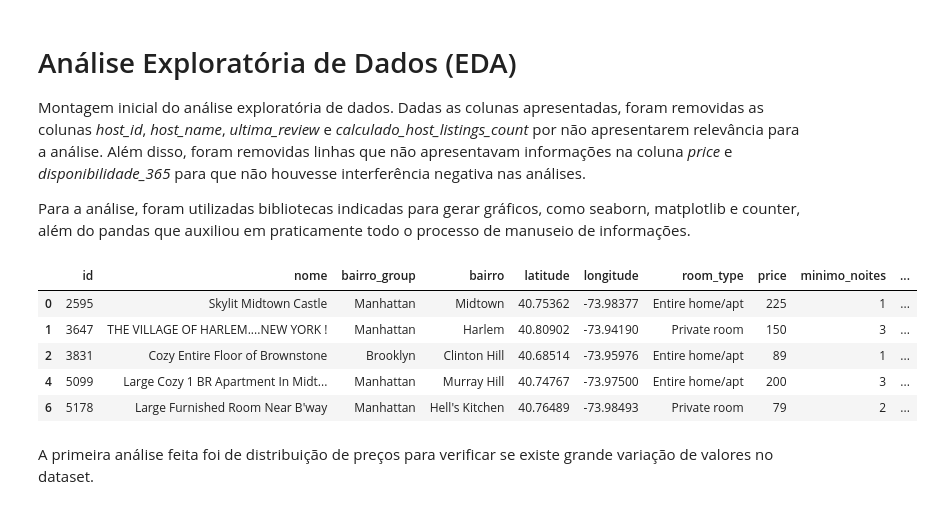
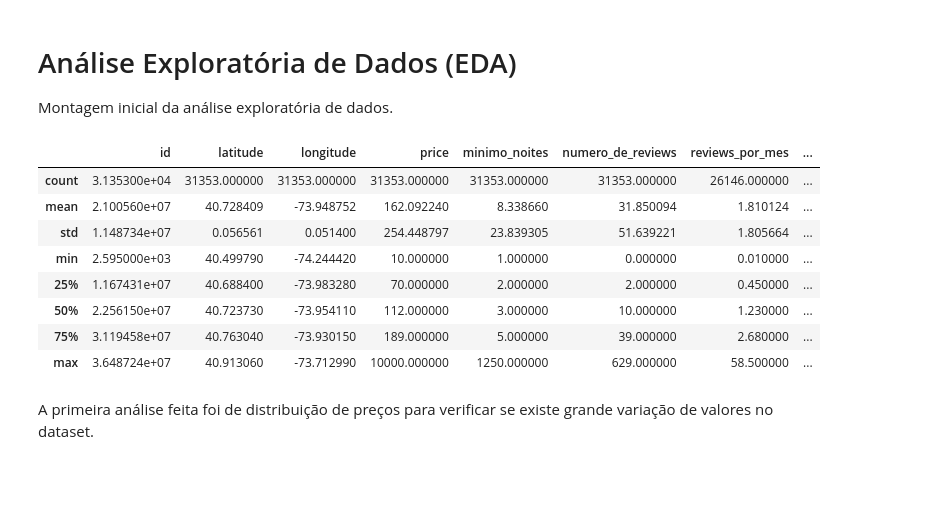
Before and after one commit to naoeoneto/LH_CD_ANTONIONETO, a Jupyter notebook: analytics/LH_CD_ANTONIONETO.ipynb, the cells around one changed output. Saved outputs shown, nothing was run; the diff lists cells and outputs as text; code cells hidden in the pictures; blank space fills up the shorter version.

```diff
--- a/analytics/LH_CD_ANTONIONETO.ipynb
+++ b/analytics/LH_CD_ANTONIONETO.ipynb
@@ -1,24 +1,25 @@
-# %% [markdown]
-# Análise Exploratória de Dados (EDA)
-Montagem inicial do análise exploratória de dados. Dadas as colunas apresentadas, foram removidas as colunas *host_id*, *host_name*, *ultima_review* e *calculado_host_listings_count* por não apresentarem relevância para a análise. Além disso, foram removidas linhas que não apresentavam informações na coluna *price* e *disponibilidade_365* para que não houvesse interferência negativa nas análises.
-
-Para a análise, foram utilizadas bibliotecas indicadas para gerar gráficos, como seaborn, matplotlib e counter, além do pandas que auxiliou em praticamente todo o processo de manuseio de informações.
+# %% [markdown]
+# Análise Exploratória de Dados (EDA)
+Montagem inicial da análise exploratória de dados.
 # %%
 import pandas as pd
 
-file_path = '/content/drive/MyDrive/Indicium_2025/teste_indicium_precificacao.csv'
+file_path = 'data/teste_indicium_precificacao.csv'
 df = pd.read_csv(file_path)
 df = df[df['price'] > 0]
 df = df[df['disponibilidade_365'] > 0]
 df = df.drop(['host_id', 'host_name', 'ultima_review', 'calculado_host_listings_count'], axis=1)
-df.head()
+df.describe()
 # %% [output]
-|  | id | nome | bairro_group | bairro | latitude | longitude | room_type | price | minimo_noites | ... |
-| 0 | 2595 | Skylit Midtown Castle | Manhattan | Midtown | 40.75362 | -73.98377 | Entire home/apt | 225 | 1 | ... |
-| 1 | 3647 | THE VILLAGE OF HARLEM....NEW YORK ! | Manhattan | Harlem | 40.80902 | -73.94190 | Private room | 150 | 3 | ... |
-| 2 | 3831 | Cozy Entire Floor of Brownstone | Brooklyn | Clinton Hill | 40.68514 | -73.95976 | Entire home/apt | 89 | 1 | ... |
-| 4 | 5099 | Large Cozy 1 BR Apartment In Midt... | Manhattan | Murray Hill | 40.74767 | -73.97500 | Entire home/apt | 200 | 3 | ... |
-| 6 | 5178 | Large Furnished Room Near B'way | Manhattan | Hell's Kitchen | 40.76489 | -73.98493 | Private room | 79 | 2 | ... |
+|  | id | latitude | longitude | price | minimo_noites | numero_de_reviews | reviews_por_mes | ... |
+| count | 3.135300e+04 | 31353.000000 | 31353.000000 | 31353.000000 | 31353.000000 | 31353.000000 | 26146.000000 | ... |
+| mean | 2.100560e+07 | 40.728409 | -73.948752 | 162.092240 | 8.338660 | 31.850094 | 1.810124 | ... |
+| std | 1.148734e+07 | 0.056561 | 0.051400 | 254.448797 | 23.839305 | 51.639221 | 1.805664 | ... |
+| min | 2.595000e+03 | 40.499790 | -74.244420 | 10.000000 | 1.000000 | 0.000000 | 0.010000 | ... |
+| 25% | 1.167431e+07 | 40.688400 | -73.983280 | 70.000000 | 2.000000 | 2.000000 | 0.450000 | ... |
+| 50% | 2.256150e+07 | 40.723730 | -73.954110 | 112.000000 | 3.000000 | 10.000000 | 1.230000 | ... |
+| 75% | 3.119458e+07 | 40.763040 | -73.930150 | 189.000000 | 5.000000 | 39.000000 | 2.680000 | ... |
+| max | 3.648724e+07 | 40.913060 | -73.712990 | 10000.000000 | 1250.000000 | 629.000000 | 58.500000 | ... |
 # %% [markdown]
 A primeira análise feita foi de distribuição de preços para verificar se existe grande variação de valores no dataset.
 # %%
```
Also changed, not shown: parts of 24 cells of this notebook, 5 other files.
